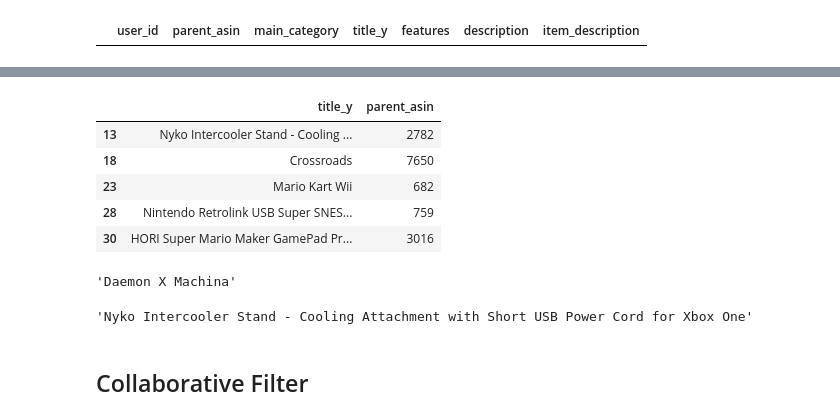
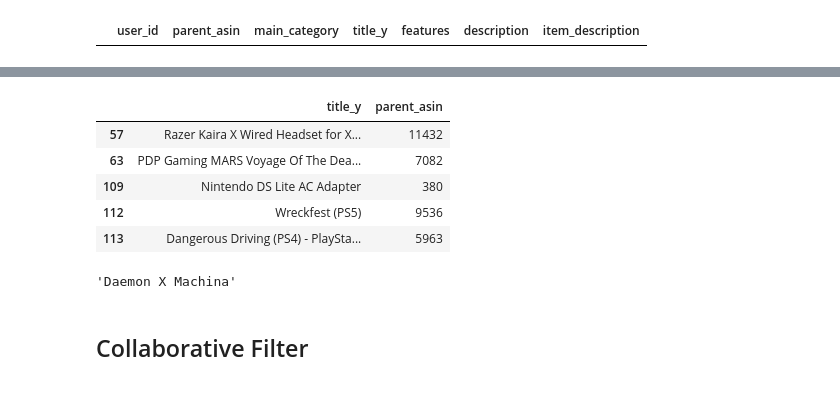
Before and after one commit to tirthankar1710/Real-Time-Recommendation, a Jupyter notebook: ml_recco.ipynb, the cells around one changed output, grey strips where cells are left out. Saved outputs shown, nothing was run; the diff lists cells and outputs as text; code cells hidden in the pictures.

Commit message:
bug fix -- data transformation for handling lists

```diff
--- a/ml_recco.ipynb
+++ b/ml_recco.ipynb
@@ -34,3 +24,0 @@ user_df.head()
-# %%
-type(user_df['rating'][0])
-x = pd.read_csv("opt/ml/processing/artifacts/data_ingestion/user_df.csv")
@@ -298,0 +326,3 @@ loaded_scores = np.load('cosine_scores.npy')
+# %%
+x = pd.read_csv("opt/ml/processing/artifacts/data_transformation/merged_data_weight.csv")
+y = pd.read_csv("artifacts/data_transformation/merged_data_weight.csv")
@@ -300,8 +348,8 @@ loaded_scores = np.load('cosine_scores.npy')
 def get_recommendations(title):
     idx = indices[title]
     idx = idx
-    # sim_scores = list(enumerate(cosine_sim[idx]))
-    sim_scores = list(enumerate(loaded_scores[idx]))
+    sim_scores = list(enumerate(cosine_sim[idx]))
+    # sim_scores = list(enumerate(loaded_scores[idx]))
 
     sim_scores = sorted(sim_scores, key=lambda x: x[1], reverse=True)
     sim_scores = sim_scores[1:31]
@@ -319,22 +367,18 @@ content_df.head()
 | 3 | 13 | 57867 | 10656 | All Electronics | AMVR Controller Grips for Quest 2... | Controller Grips for Quest 2 -- A... |  | All Electronics AMVR Controller G... |
 | 4 | 16 | 57867 | 9066 | All Electronics | Seltureone Accessories Compatible... | Compatibility: Designed specially... |  | All Electronics Seltureone Access... |
 # %%
-get_recommendations(4952).head()
+get_recommendations(4951).head()
 # %% [output]
 |  | title_y | parent_asin |
-| 13 | Nyko Intercooler Stand - Cooling ... | 2782 |
-| 18 | Crossroads | 7650 |
-| 23 | Mario Kart Wii | 682 |
-| 28 | Nintendo Retrolink USB Super SNES... | 759 |
-| 30 | HORI Super Mario Maker GamePad Pr... | 3016 |
+| 57 | Razer Kaira X Wired Headset for X... | 11432 |
+| 63 | PDP Gaming MARS Voyage Of The Dea... | 7082 |
+| 109 | Nintendo DS Lite AC Adapter | 380 |
+| 112 | Wreckfest (PS5) | 9536 |
+| 113 | Dangerous Driving (PS4) - PlaySta... | 5963 |
 # %%
 list(content_df[content_df['parent_asin'] == 4952]['title_y'])[0]
 # %% [output]
 'Daemon X Machina'
-# %%
-list(content_df[content_df['parent_asin'] == 2782]['title_y'])[0]
-# %% [output]
-'Nyko Intercooler Stand - Cooling Attachment with Short USB Power Cord for Xbox One'
 # %% [markdown]
 ## Collaborative Filter
 # %% [markdown]
```
Also changed, not shown: parts of 23 cells of this notebook, 4 other files.
